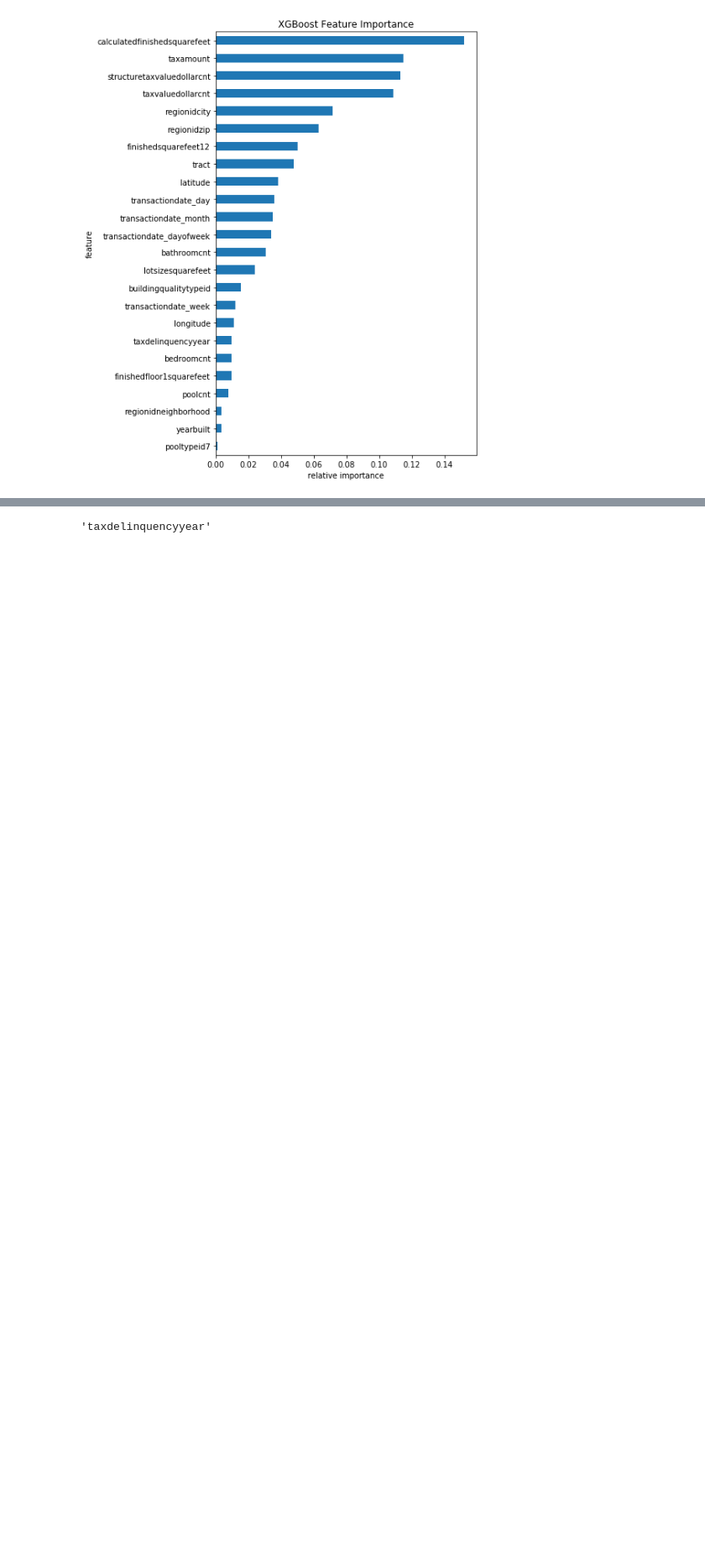
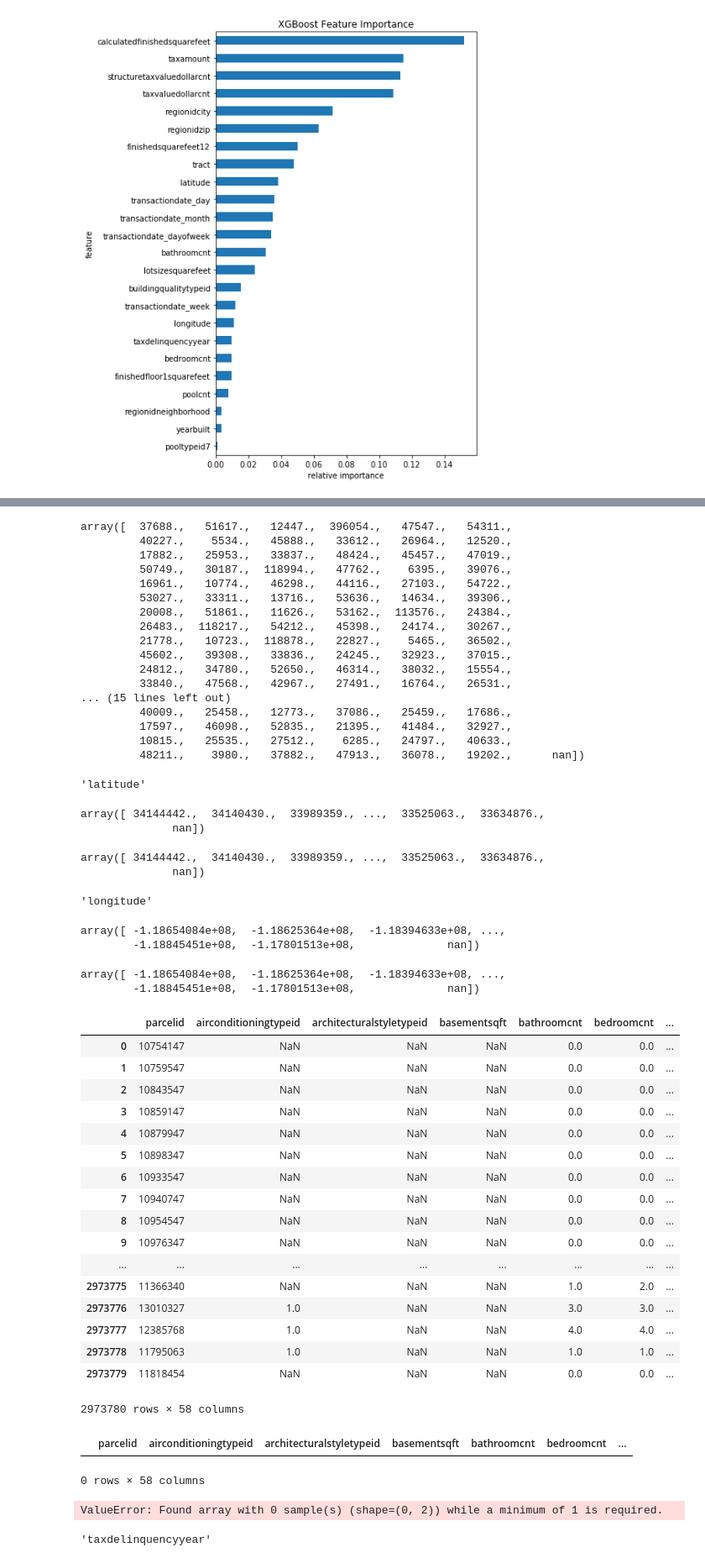
Before and after one commit to ibratface/dl_projects, a Jupyter notebook: zillow.ipynb, the cells around one changed output, grey strips where cells are left out. Shown at 84% size. Saved outputs shown, nothing was run; the diff lists cells and outputs as text; code cells hidden in the pictures; blank space fills up the shorter version.

```diff
--- a/zillow.ipynb
+++ b/zillow.ipynb
@@ -786,3 +918,26 @@ Will train until valid-mae hasn't improved in 100 rounds.
 Stopping. Best iteration:
 [808]   train-mae:0.068294      valid-mae:0.06565
 [figure]
+# %%
+from sklearn.neighbors import KNeighborsClassifier
+
+def fill_with_NN(df, col):
+    df_train = df[~df[col].isnull() & ~df['latitude'].isnull() & ~df['longitude'].isnull()]
+    df_pred = df[df[col].isnull() & ~df['latitude'].isnull() & ~df['longitude'].isnull()]
+    display(df_train)
+    display(df_pred)
+    X = df_train.loc[:, ('longitude', 'latitude')].astype('float32')
+    y = df_train[col]
+    knn = KNeighborsClassifier(n_neighbors=3)
+    knn.fit(X, y)
+    df.loc[df[col].isnull() & ~df['latitude'].isnull() & ~df['longitude'].isnull(), (col)] = knn.predict(df_pred.loc[:, ('longitude', 'latitude')])
+    display(preds)
+
+pad('regionidcity')
+pad('latitude')
+pad('longitude')
+fill_with_NN(clean, 'regionidcity')
+
+describe_values(clean)
+# regionidneighborhood
+# %% [output]
@@ -789,3 +962,51 @@ Stopping. Best iteration:
+array([  37688.,   51617.,   12447.,  396054.,   47547.,   54311.,
+         40227.,    5534.,   45888.,   33612.,   26964.,   12520.,
+         17882.,   25953.,   33837.,   48424.,   45457.,   47019.,
+         50749.,   30187.,  118994.,   47762.,    6395.,   39076.,
+         16961.,   10774.,   46298.,   44116.,   27103.,   54722.,
+         53027.,   33311.,   13716.,   53636.,   14634.,   39306.,
+         20008.,   51861.,   11626.,   53162.,  113576.,   24384.,
+         26483.,  118217.,   54212.,   45398.,   24174.,   30267.,
+         21778.,   10723.,  118878.,   22827.,    5465.,   36502.,
+         45602.,   39308.,   33836.,   24245.,   32923.,   37015.,
+         24812.,   34780.,   52650.,   46314.,   38032.,   15554.,
+         33840.,   47568.,   42967.,   27491.,   16764.,   26531.,
+... (15 lines left out)
+         40009.,   25458.,   12773.,   37086.,   25459.,   17686.,
+         17597.,   46098.,   52835.,   21395.,   41484.,   32927.,
+         10815.,   25535.,   27512.,    6285.,   24797.,   40633.,
+         48211.,    3980.,   37882.,   47913.,   36078.,   19202.,      nan])
+'latitude'
+array([ 34144442.,  34140430.,  33989359., ...,  33525063.,  33634876.,
+              nan])
+array([ 34144442.,  34140430.,  33989359., ...,  33525063.,  33634876.,
+              nan])
+'longitude'
+array([ -1.18654084e+08,  -1.18625364e+08,  -1.18394633e+08, ...,
+        -1.18845451e+08,  -1.17801513e+08,              nan])
+array([ -1.18654084e+08,  -1.18625364e+08,  -1.18394633e+08, ...,
+        -1.18845451e+08,  -1.17801513e+08,              nan])
+|  | parcelid | airconditioningtypeid | architecturalstyletypeid | basementsqft | bathroomcnt | bedroomcnt | ... |
+| 0 | 10754147 | NaN | NaN | NaN | 0.0 | 0.0 | ... |
+| 1 | 10759547 | NaN | NaN | NaN | 0.0 | 0.0 | ... |
+| 2 | 10843547 | NaN | NaN | NaN | 0.0 | 0.0 | ... |
+| 3 | 10859147 | NaN | NaN | NaN | 0.0 | 0.0 | ... |
+| 4 | 10879947 | NaN | NaN | NaN | 0.0 | 0.0 | ... |
+| 5 | 10898347 | NaN | NaN | NaN | 0.0 | 0.0 | ... |
+| 6 | 10933547 | NaN | NaN | NaN | 0.0 | 0.0 | ... |
+| 7 | 10940747 | NaN | NaN | NaN | 0.0 | 0.0 | ... |
+| 8 | 10954547 | NaN | NaN | NaN | 0.0 | 0.0 | ... |
+| 9 | 10976347 | NaN | NaN | NaN | 0.0 | 0.0 | ... |
+| ... | ... | ... | ... | ... | ... | ... | ... |
+| 2973775 | 11366340 | NaN | NaN | NaN | 1.0 | 2.0 | ... |
+| 2973776 | 13010327 | 1.0 | NaN | NaN | 3.0 | 3.0 | ... |
+| 2973777 | 12385768 | 1.0 | NaN | NaN | 4.0 | 4.0 | ... |
+| 2973778 | 11795063 | 1.0 | NaN | NaN | 1.0 | 1.0 | ... |
+| 2973779 | 11818454 | NaN | NaN | NaN | 0.0 | 0.0 | ... |
+2973780 rows × 58 columns
+|  | parcelid | airconditioningtypeid | architecturalstyletypeid | basementsqft | bathroomcnt | bedroomcnt | ... |
+0 rows × 58 columns
+ValueError: Found array with 0 sample(s) (shape=(0, 2)) while a minimum of 1 is required.
 # %%
 pad('taxdelinquencyyear')
 # %% [output]
```
Also changed, not shown: parts of 15 cells of this notebook.
